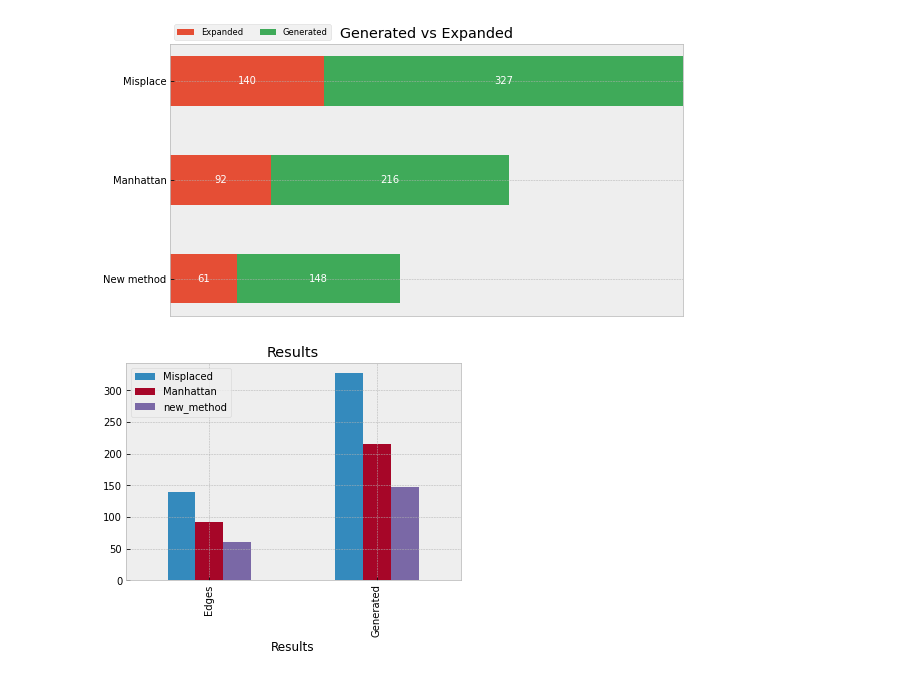
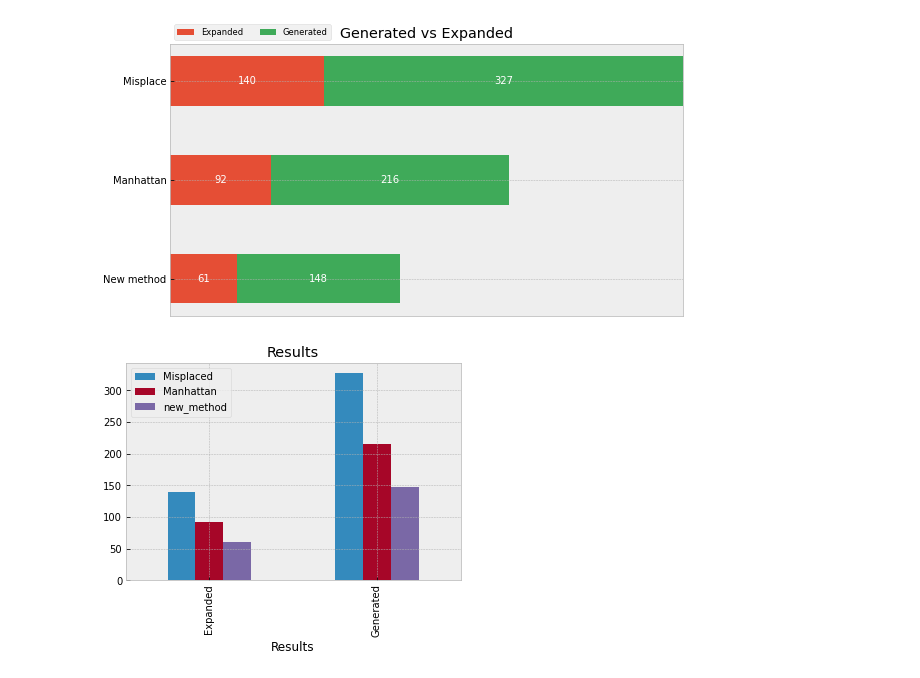
Before and after one commit to AshkanGanj/A-star-with-heuristic-function-in-N-puzzle, a Jupyter notebook: code/Figures.ipynb, the cells around one changed output. Drawn from its saved outputs; the diff is of its cells as text; code cells hidden in the pictures.

```diff
--- a/code/Figures.ipynb
+++ b/code/Figures.ipynb
@@ -5,7 +5,8 @@ import pandas as pd
 plt.style.use('bmh')
 # %%
 def readData(file,flag=False):
-    x=y = []
+    x = []
+    y = []
     if flag:
         with open(file) as f:
             lines = f.readlines()
@@ -100,32 +164,32 @@ def survey(results, category_names):
     for i, (colname, color) in enumerate(zip(category_names, category_colors)):
         widths = data[:, i]
         starts = data_cum[:, i] - widths
         rects = ax.barh(labels, widths, left=starts, height=0.5,
                         label=colname, color=color)
 
         r, g, b, _ = color
         text_color = 'white' if r * g * b < 0.5 else 'darkgrey'
         ax.bar_label(rects, label_type='center', color=text_color)
     ax.legend(ncol=len(category_names), bbox_to_anchor=(0, 1),
               loc='lower left', fontsize='small')
 
     return fig, ax
 
 survey(results, category_names)
 plt.title('Generated vs Expanded')
 plt.show()
 
 
 # create data
-df = pd.DataFrame([['Edges', 140, 92, 61], ['Generated', 327, 216, 148]],
+df = pd.DataFrame([['Expanded', 140, 92, 61], ['Generated', 327, 216, 148]],
                   columns=['Results', 'Misplaced', 'Manhattan', 'new_method'])
 # view data
 ax = df.plot(x='Results',
              kind='bar',
              stacked=False,
              title='Results')
 
 plt.show()
 # %% [output]
 [figure]
-[figure, old version]
+[figure, new version]
```
Also changed, not shown: parts of 4 cells of this notebook, 21 other files.
